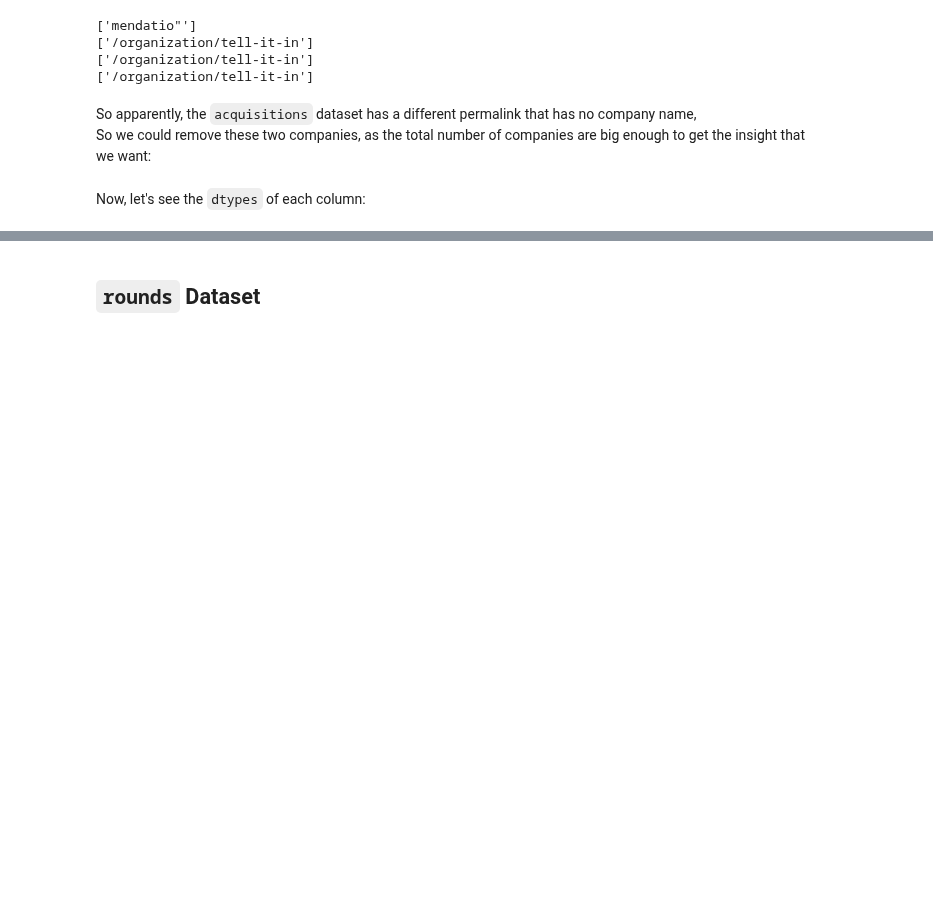
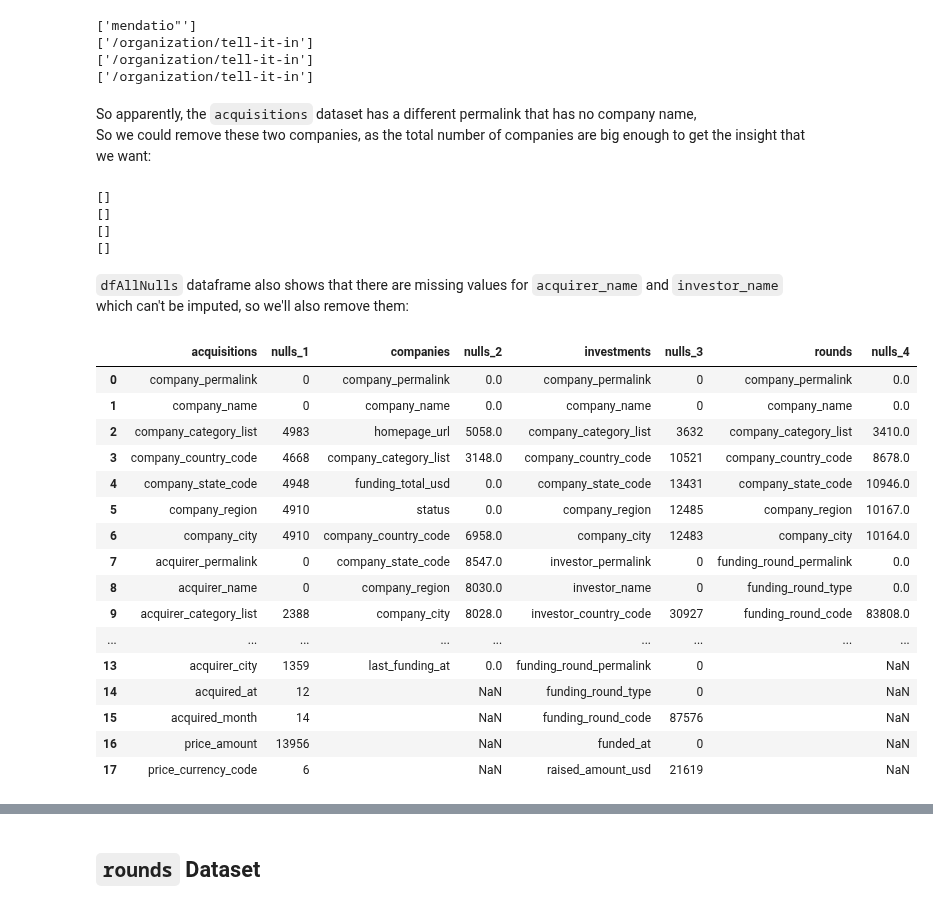
Before and after one commit to OdyAsh/StartupCompanies, a Jupyter notebook: Startup-Companies.ipynb, the cells around one changed output, grey strips where cells are left out. Saved outputs shown, nothing was run; the diff lists cells and outputs as text; code cells hidden in the pictures; blank space fills up the shorter version.

Commit message:
Data cleaning: removed some rows with null values

```diff
--- a/Startup-Companies.ipynb
+++ b/Startup-Companies.ipynb
@@ -438,5 +440,39 @@ for df in dfAll:
 # %% [markdown]
 So apparently, the `acquisitions` dataset has a different permalink that has no company name, <br>
 So we could remove these two companies, as the total number of companies are big enough to get the insight that we want:
-# %% [markdown]
-Now, let's see the `dtypes` of each column:
+# %%
+for df in dfAll:
+    df.dropna(subset=['company_name'], inplace=True)
+#Check:
+for df in dfAll:
+    print(df[df['company_name'].isnull()]['company_permalink'].values)
+# %% [output]
+[]
+[]
+[]
+[]
+# %% [markdown]
+`dfAllNulls` dataframe also shows that there are missing values for `acquirer_name` and `investor_name` <br>
+which can't be imputed, so we'll also remove them:
+# %%
+# Note: same logic applies for the permalinks
+acquis.dropna(subset=['acquirer_permalink', 'acquirer_name'], inplace=True)
+invests.dropna(subset=['investor_permalink', 'investor_name'], inplace=True)
+# %% [output]
+|  | acquisitions | nulls_1 | companies | nulls_2 | investments | nulls_3 | rounds | nulls_4 |
+| 0 | company_permalink | 0 | company_permalink | 0.0 | company_permalink | 0 | company_permalink | 0.0 |
+| 1 | company_name | 0 | company_name | 0.0 | company_name | 0 | company_name | 0.0 |
+| 2 | company_category_list | 4983 | homepage_url | 5058.0 | company_category_list | 3632 | company_category_list | 3410.0 |
+| 3 | company_country_code | 4668 | company_category_list | 3148.0 | company_country_code | 10521 | company_country_code | 8678.0 |
+| 4 | company_state_code | 4948 | funding_total_usd | 0.0 | company_state_code | 13431 | company_state_code | 10946.0 |
+| 5 | company_region | 4910 | status | 0.0 | company_region | 12485 | company_region | 10167.0 |
+| 6 | company_city | 4910 | company_country_code | 6958.0 | company_city | 12483 | company_city | 10164.0 |
+| 7 | acquirer_permalink | 0 | company_state_code | 8547.0 | investor_permalink | 0 | funding_round_permalink | 0.0 |
+| 8 | acquirer_name | 0 | company_region | 8030.0 | investor_name | 0 | funding_round_type | 0.0 |
+| 9 | acquirer_category_list | 2388 | company_city | 8028.0 | investor_country_code | 30927 | funding_round_code | 83808.0 |
+| ... | ... | ... | ... | ... | ... | ... | ... | ... |
+| 13 | acquirer_city | 1359 | last_funding_at | 0.0 | funding_round_permalink | 0 |  | NaN |
+| 14 | acquired_at | 12 |  | NaN | funding_round_type | 0 |  | NaN |
+| 15 | acquired_month | 14 |  | NaN | funding_round_code | 87576 |  | NaN |
+| 16 | price_amount | 13956 |  | NaN | funded_at | 0 |  | NaN |
+| 17 | price_currency_code | 6 |  | NaN | raised_amount_usd | 21619 |  | NaN |
```
Also changed, not shown: parts of 22 cells of this notebook.
